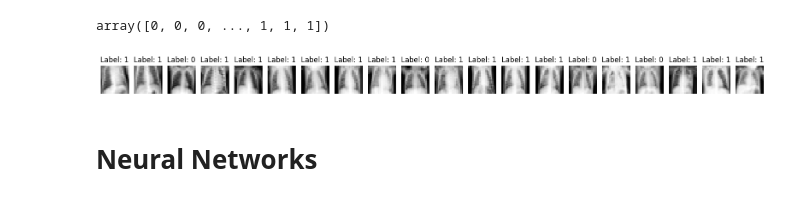
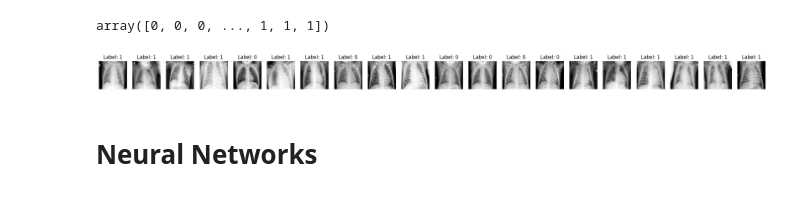
Before and after one commit to buisonanh/pneumonia-classification, a Jupyter notebook: model.ipynb, the cells around one changed output. Cells and saved outputs as stored; diff of their text form; code cells hidden in the pictures.

```diff
--- a/model.ipynb
+++ b/model.ipynb
@@ -63,7 +47,7 @@ import numpy as np
 # Define a function to resize, convert to grayscale, and flatten an image
 def preprocess_image(image_path):
     # Open and resize the image to 20x20 pixels
-    image = Image.open(image_path).resize((20, 20))
+    image = Image.open(image_path).resize((50, 50))
     # Convert to grayscale
     image = image.convert('L')
     # Flatten the image into a 400-dimensional vector
@@ -71,9 +55,9 @@ def preprocess_image(image_path):
     return image_array
 
 # Create empty arrays to store the data and labels
-X_train = np.empty((4077, 400), dtype=np.float32)
-X_validation = np.empty((1165, 400), dtype=np.float32)
-X_test = np.empty((582, 400), dtype=np.float32)
+X_train = np.empty((4077, 2500), dtype=np.float32)
+X_validation = np.empty((1165, 2500), dtype=np.float32)
+X_test = np.empty((582, 2500), dtype=np.float32)
 
 y_train = np.empty((4077,), dtype=np.int32)
 y_validation = np.empty((1165,), dtype=np.int32)
@@ -127,24 +95,24 @@ array([0, 0, 0, ..., 1, 1, 1])
 # %%
 import random
 
 # Define a function to visualize a random subset of the data
 def visualize_random_data(images, labels, num_samples):
     num_total_samples = len(images)
     random_indices = random.sample(range(num_total_samples), num_samples)
 
-    fig, axes = plt.subplots(1, num_samples, figsize=(20, 2))
+    fig, axes = plt.subplots(1, num_samples, figsize=(30, 2))
     for i, idx in enumerate(random_indices):
         ax = axes[i]
-        ax.imshow(images[idx].reshape(20, 20), cmap='gray')
+        ax.imshow(images[idx].reshape(50, 50), cmap='gray')
         ax.set_title(f"Label: {labels[idx]}")
         ax.axis('off')
     plt.show()
 
 # Visualize a random subset of your training data
 num_samples_to_visualize = 20
 visualize_random_data(X_train, y_train, num_samples_to_visualize)
 # %% [output]
-[figure, old version]
+[figure, new version]
 # %% [markdown]
 # **Neural Networks**
 # %%
```
Also changed, not shown: parts of 11 cells of this notebook.
